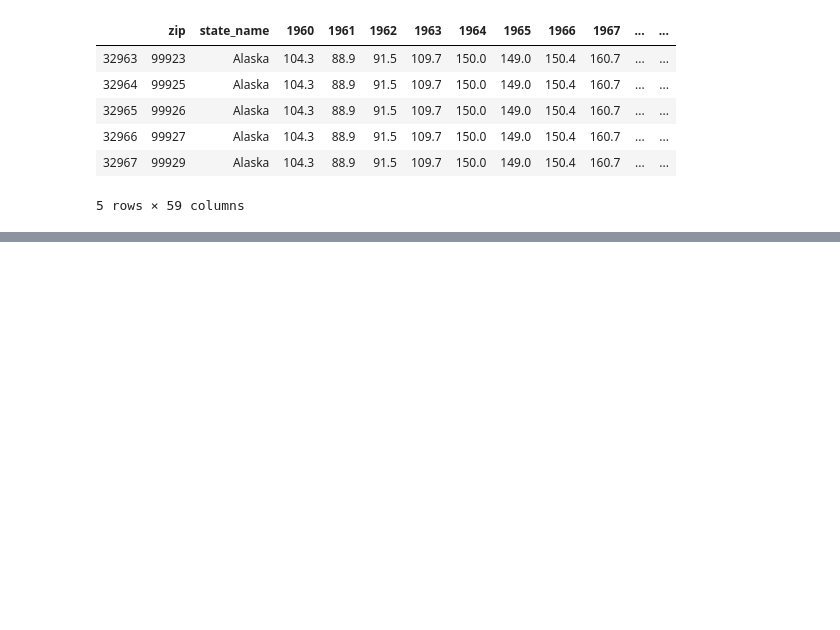
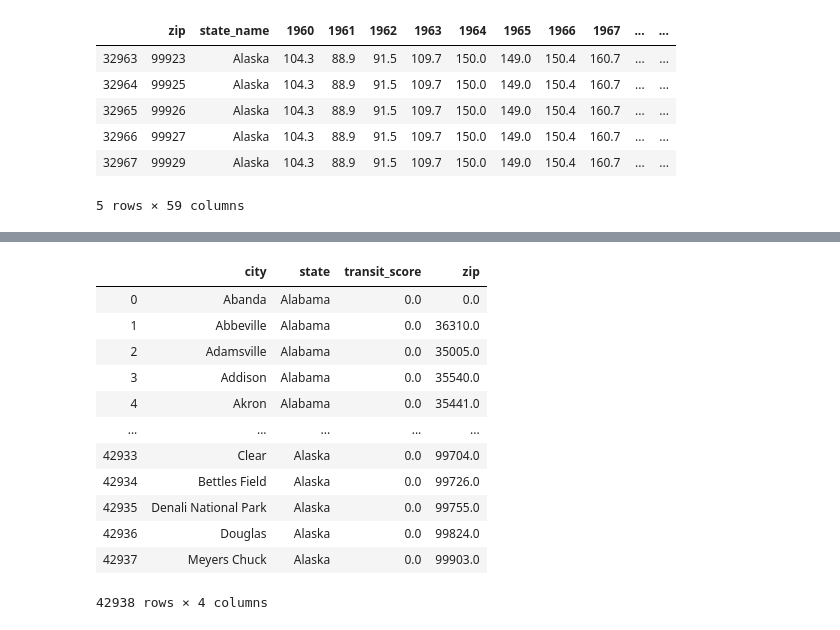
Before and after one commit to bishdj22/HomeSlice, a Jupyter notebook: Logistic_Regression_Model.ipynb, the cells around one changed output, grey strips where cells are left out. Drawn from its saved outputs; the diff is of its cells as text; code cells hidden in the pictures; blank space fills up the shorter version.

```diff
--- a/Logistic_Regression_Model.ipynb
+++ b/Logistic_Regression_Model.ipynb
@@ -384,0 +405,17 @@ zip_viol_crime.tail()
+# %%
+transport_data = pd.read_csv('Data/transportationscoresus.csv')
+transport_data
+# %% [output]
+|  | city | state | transit_score | zip |
+| 0 | Abanda | Alabama | 0.0 | 0.0 |
+| 1 | Abbeville | Alabama | 0.0 | 36310.0 |
+| 2 | Adamsville | Alabama | 0.0 | 35005.0 |
+| 3 | Addison | Alabama | 0.0 | 35540.0 |
+| 4 | Akron | Alabama | 0.0 | 35441.0 |
+| ... | ... | ... | ... | ... |
+| 42933 | Clear | Alaska | 0.0 | 99704.0 |
+| 42934 | Bettles Field | Alaska | 0.0 | 99726.0 |
+| 42935 | Denali National Park | Alaska | 0.0 | 99755.0 |
+| 42936 | Douglas | Alaska | 0.0 | 99824.0 |
+| 42937 | Meyers Chuck | Alaska | 0.0 | 99903.0 |
+42938 rows × 4 columns
```
Also changed, not shown: parts of 28 cells of this notebook, 2 other files.
